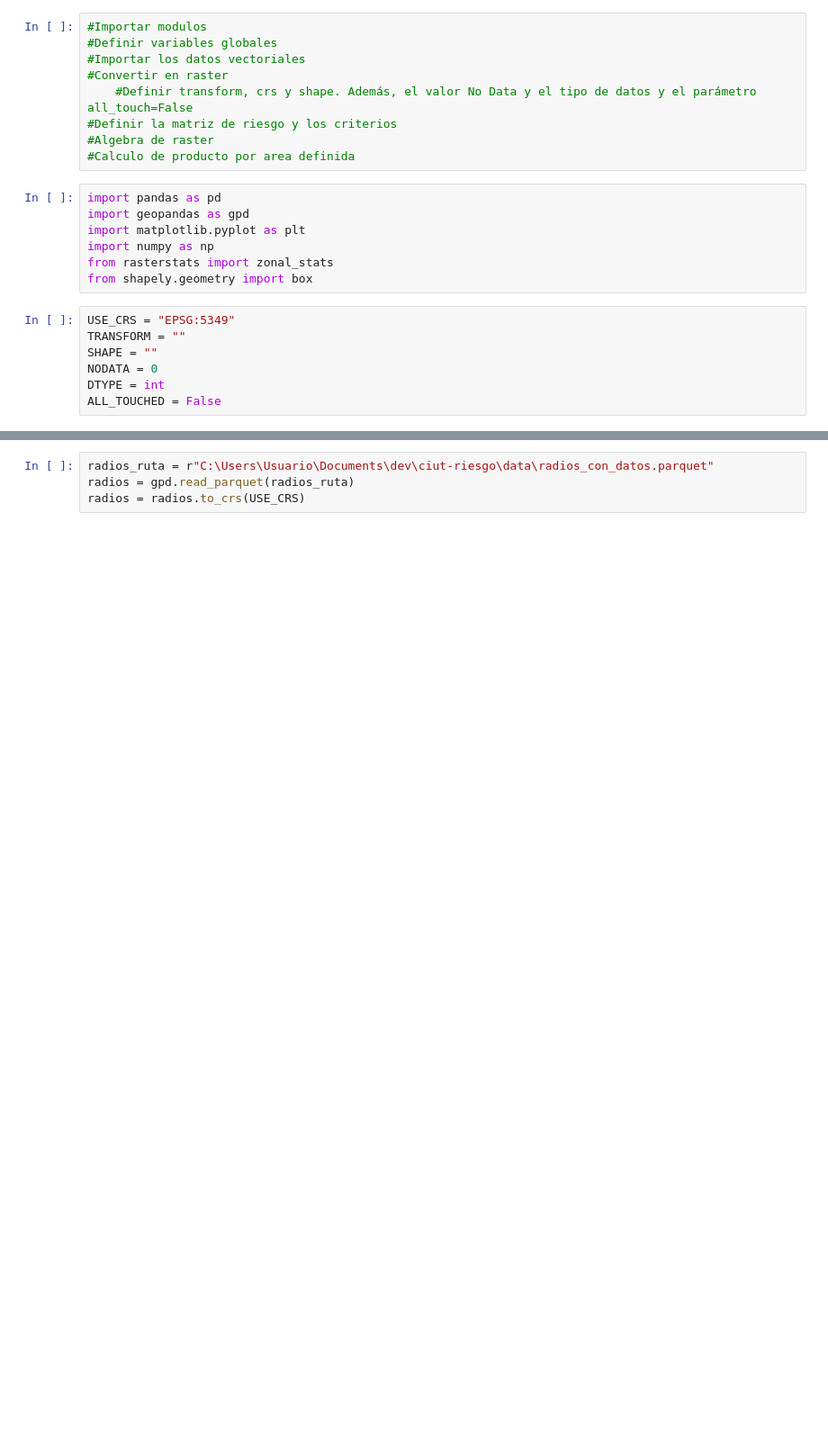
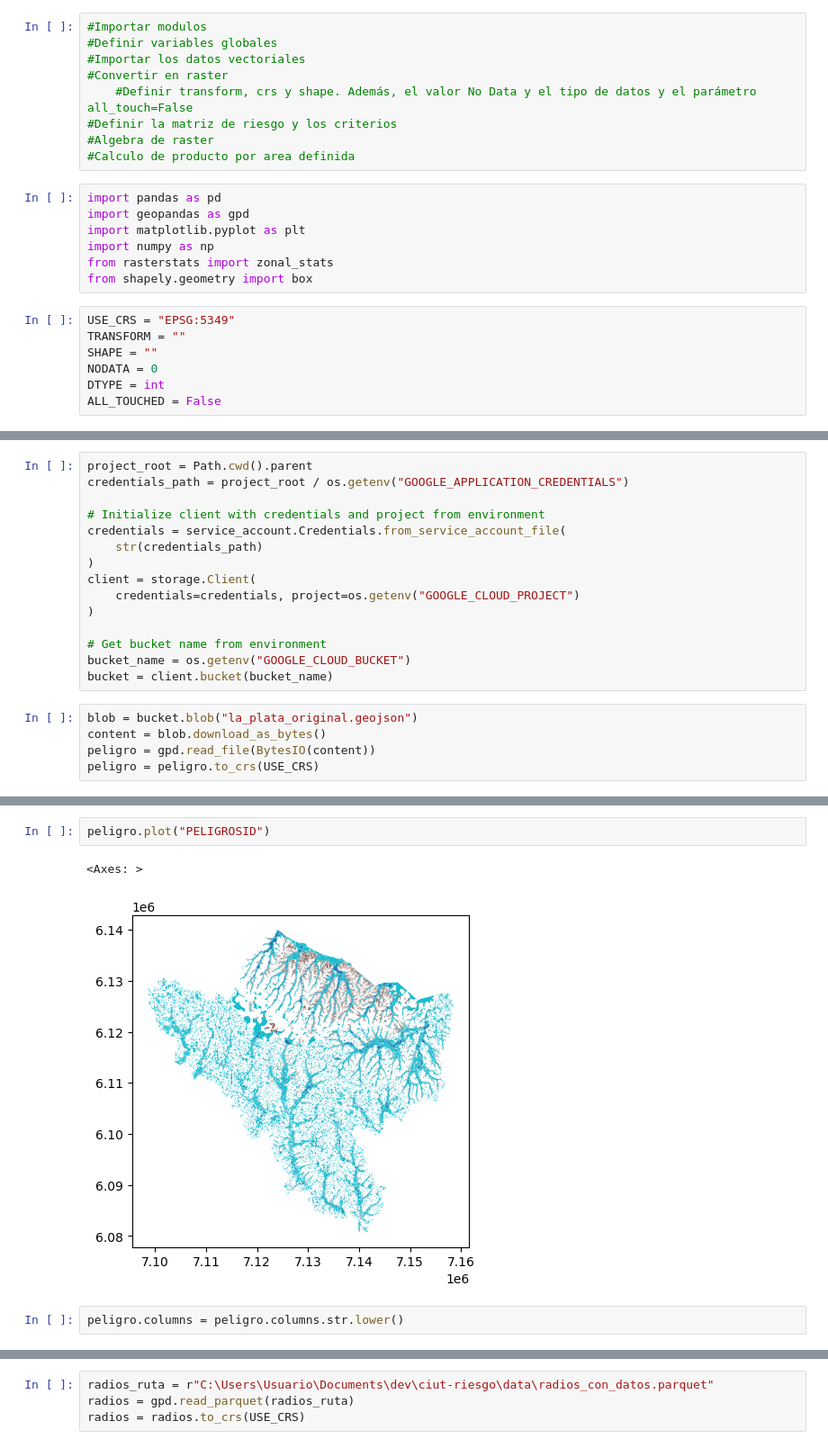
Before and after one commit to nlebovits/ciut-riesgo, a Jupyter notebook: notebooks/riesgo.ipynb, the cells around one changed output, grey strips where cells are left out. Shown at 90% size. Saved outputs shown, nothing was run; the diff lists cells and outputs as text; blank space fills up the shorter version.

```diff
--- a/notebooks/riesgo.ipynb
+++ b/notebooks/riesgo.ipynb
@@ -23,0 +39,20 @@ ALL_TOUCHED = False
+# %%
+project_root = Path.cwd().parent
+credentials_path = project_root / os.getenv("GOOGLE_APPLICATION_CREDENTIALS")
+
+# Initialize client with credentials and project from environment
+credentials = service_account.Credentials.from_service_account_file(
+    str(credentials_path)
+)
+client = storage.Client(
+    credentials=credentials, project=os.getenv("GOOGLE_CLOUD_PROJECT")
+)
+
+# Get bucket name from environment
+bucket_name = os.getenv("GOOGLE_CLOUD_BUCKET")
+bucket = client.bucket(bucket_name)
+# %%
+blob = bucket.blob("la_plata_original.geojson")
+content = blob.download_as_bytes()
+peligro = gpd.read_file(BytesIO(content))
+peligro = peligro.to_crs(USE_CRS)
@@ -23,0 +75,7 @@ ALL_TOUCHED = False
+# %%
+peligro.plot("PELIGROSID")
+# %% [output]
+<Axes: >
+[figure, added]
+# %%
+peligro.columns = peligro.columns.str.lower()
```
Also changed, not shown: parts of 11 cells of this notebook.
